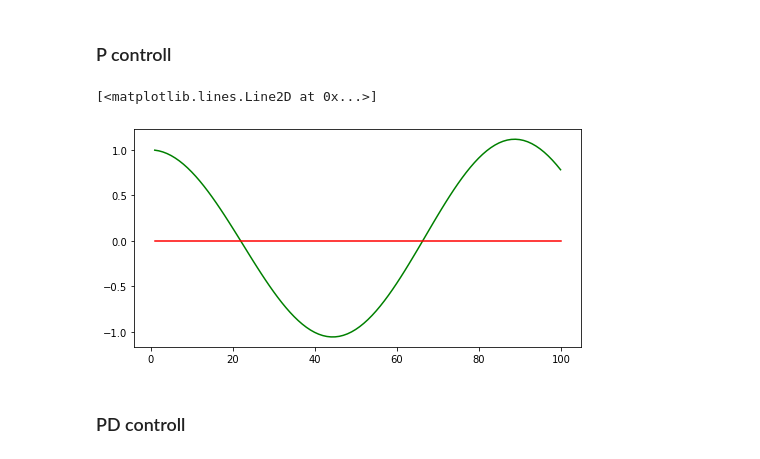
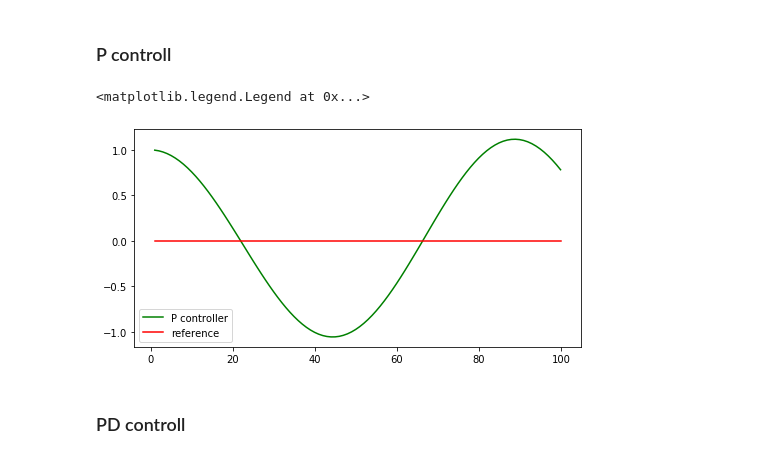
Before and after one commit to MJeremy2017/machine-learning-models, a Jupyter notebook: Control/PID.ipynb, the cells around one changed output. Cells and saved outputs as stored; diff of their text form; code cells hidden in the pictures.

```diff
--- a/Control/PID.ipynb
+++ b/Control/PID.ipynb
@@ -87,30 +87,31 @@ class Robot(object):
 # %%
 def run(robot, tau, n=100, speed=1.0):
     x_trajectory = []
     y_trajectory = []
 
     for _ in range(n):
         steering = -tau*robot.y
         robot.move(steering, speed)
 
         x_trajectory.append(robot.x)
         y_trajectory.append(robot.y)
 
     return x_trajectory, y_trajectory
+
+# run - does a single control run
+robot = Robot()
+robot.set(0.0, 1.0, 0.0)
+
+x_trajectory, y_trajectory = run(robot, 0.1)
+n = len(x_trajectory)
+
+fig, ax1 = plt.subplots(1, 1, figsize=(8, 4))
+ax1.plot(x_trajectory, y_trajectory, 'g', label='P controller')
+ax1.plot(x_trajectory, np.zeros(n), 'r', label='reference')
+plt.legend()
+# %% [output]
+<matplotlib.legend.Legend at 0x...>
+[figure, added]
-# %%
-# run - does a single control run
-robot = Robot()
-robot.set(0.0, 1.0, 0.0)
-
-x_trajectory, y_trajectory = run(robot, 0.1)
-n = len(x_trajectory)
-
-fig, ax1 = plt.subplots(1, 1, figsize=(8, 4))
-ax1.plot(x_trajectory, y_trajectory, 'g', label='P controller')
-ax1.plot(x_trajectory, np.zeros(n), 'r', label='reference')
-# %% [output]
-[<matplotlib.lines.Line2D at 0x...>]
-[figure, removed]
 # %% [markdown]
 ### PD controll
 # %%
```
Also changed, not shown: parts of 6 cells of this notebook.
